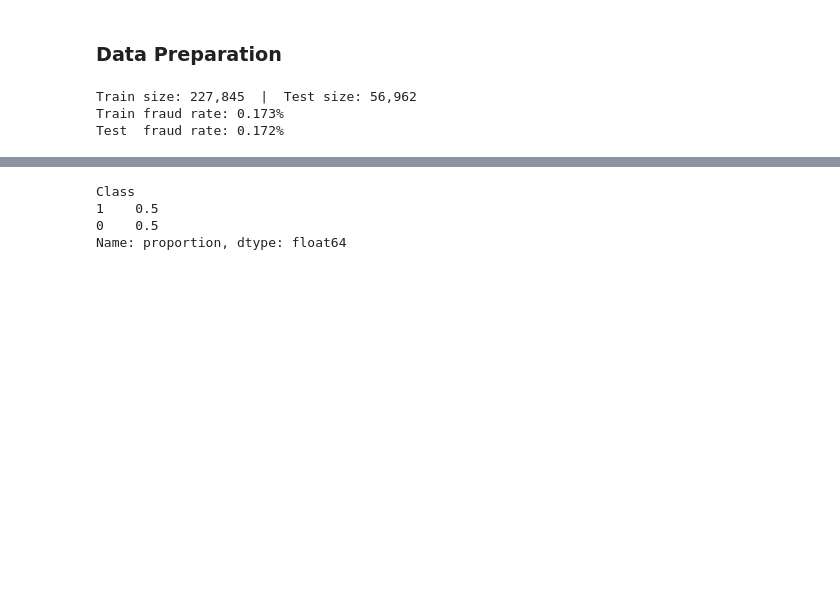
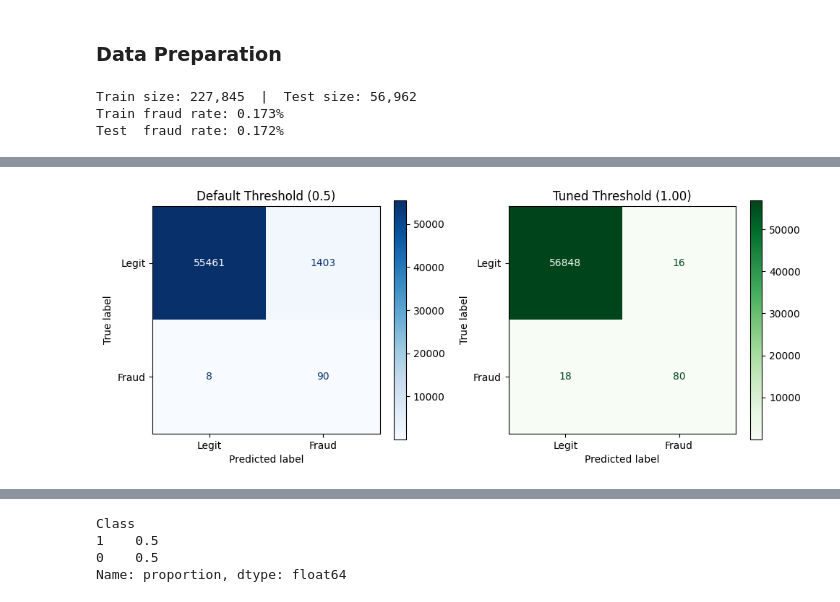
Before and after one commit to macyrm/AnalyticsFinal, a Jupyter notebook: fraud.ipynb, the cells around one changed output, grey strips where cells are left out. Cells and saved outputs as stored; diff of their text form; code cells hidden in the pictures; blank space fills up the shorter version.

```diff
--- a/fraud.ipynb
+++ b/fraud.ipynb
@@ -321 +300,25 @@ plt.show()
+# %%
+#Visual Comparison of Confusion matrices for models 1a and 1b
+fig, axes = plt.subplots(1, 2, figsize=(10, 4))
+
+ConfusionMatrixDisplay.from_predictions(
+    y_test, y_pred,
+    display_labels=["Legit", "Fraud"],
+    cmap="Blues",
+    ax=axes[0]
+)
+axes[0].set_title("Default Threshold (0.5)")
+
+ConfusionMatrixDisplay.from_predictions(
+    y_test, y_pred_tuned,
+    display_labels=["Legit", "Fraud"],
+    cmap="Greens",
+    ax=axes[1]
+)
+axes[1].set_title(f"Tuned Threshold ({best_thresh:.2f})")
+
+plt.tight_layout()
+plt.show()
+# %% [output]
+[figure, added]
 # %% [markdown]
```
Also changed, not shown: parts of 28 cells of this notebook.
